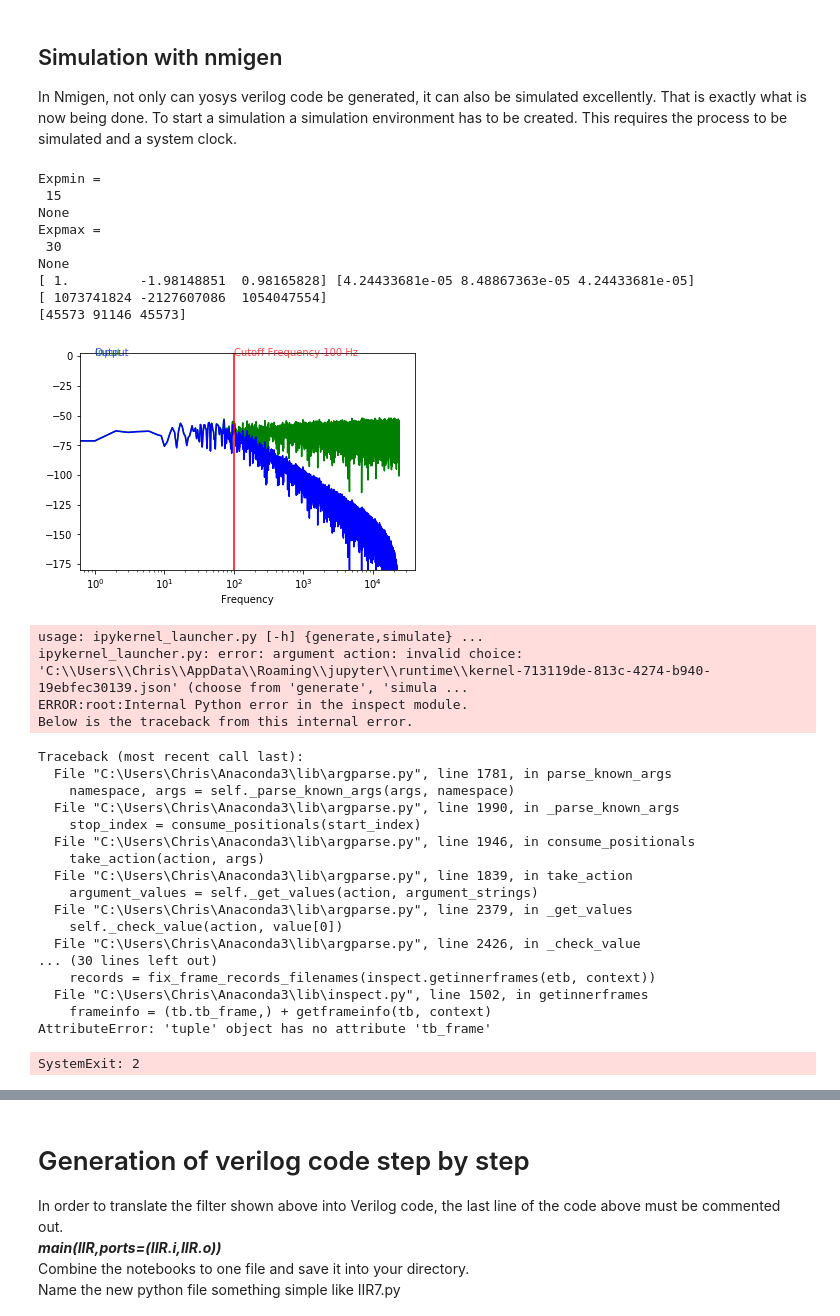
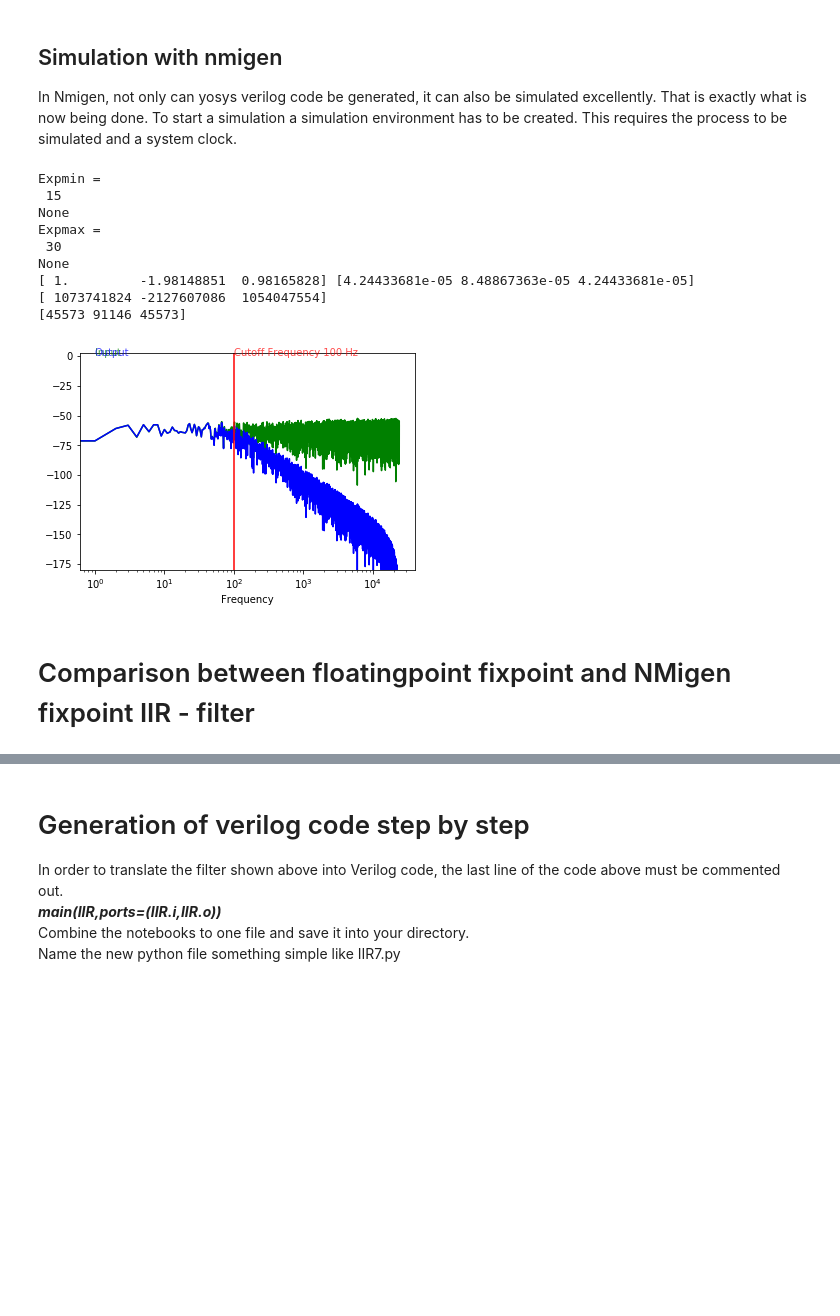
Before and after one commit to chipmuenk/dsp_nmigen, a Jupyter notebook: IIR Filter with NMigen tutorial.ipynb, the cells around one changed output, grey strips where cells are left out. Saved outputs shown, nothing was run; the diff lists cells and outputs as text; code cells hidden in the pictures; blank space fills up the shorter version.

```diff
--- a/IIR Filter with NMigen tutorial.ipynb
+++ b/IIR Filter with NMigen tutorial.ipynb
@@ -270,8 +313,9 @@ A new input function is used to display the function of the filter better.
 # %%
-input = [0]*sample
-output = [0]*sample
+input2 = [0]*samples
+output2 = [0]*samples
 
-input = chirp(t=np.linspace(0, 1, sample), f0=20, f1=100, t1=1, method='linear')*2**Expmin
-output = filter(input,coefb,coefa,Expmin)
+#input = chirp(t=np.linspace(0, 1, sample), f0=20, f1=100, t1=1, method='linear')*2**Expmin
+input2=np.random.uniform(low=-0.5, high=0.5, size=(samples))
+output2 = filter(input2*2**Expmin,coefb,coefa,Expmin)
 # %% [markdown]
 The same output like the one before is used for the input -> output comparison:
@@ -300,0 +349,21 @@ That looks pretty awesome, so lets go to the next Step -> the integration of thi
+# %%
+fig = plt.figure()                                                                   # Drawing commands for the graphs
+fig.set_figheight(20)
+fig.set_figwidth(20)
+ax = fig.add_subplot(111)
+ax.plot(20*np.log10(np.abs(N_half1)),color = 'g')
+ax.plot(20*np.log10(np.abs(H_half1)),color = 'b')
+ax.plot(20*np.log10(np.abs(N_half2)),color = 'y')
+ax.plot(20*np.log10(np.abs(H_half2)),color = 'black')
+#ax.set_yscale('log')
+ax.set_xscale('log')
+ax.set_xlabel('Frequency')
+ax.set_ylim(-180,3)
+ax.axvline(fc,color='r')
+ax.text(x=fc, y=min(np.abs(H_half1)), s='Cutoff Frequency ' + str(fc) + ' Hz', alpha=0.7, color='r')
+ax.text(x=1, y=-3, s='Input', alpha=3, color='g')
+ax.text(x=1, y=-5, s='Input', alpha=3, color='y')
+ax.text(x=1, y=-7, s='Output1 = floatingpoint', alpha=3, color='b')
+ax.text(x=1, y=-9, s='Output2 = fixpoint', alpha=3, color='black')
+
+plt.show()
@@ -347,7 +420,7 @@ def minExp (lista,listb,maxsize):
     listb =  [abs(ele) for ele in listb]                            #Generates a List of absolute Values
     minall = min(min(lista), min(listb))                            #find the minimum of the two new lists
     maxall = max(max(lista), max(listb))                            #find the maximum of the two new lists
-    Expmin = int(round(0.49 + math.log(1/minall, 2)))               #find the minimum Exponent
+    Expmin = int(round(0.5 + math.log(1/minall, 2)))               #find the minimum Exponent
     Expmax = int(round(math.log((2**(maxsize-1))/maxall, 2)))       #find the maximum Exponent
     print(print("Expmin = \n", Expmin))
     print(print("Expmax = \n", Expmax))
@@ -425,6 +498,8 @@ if __name__ == "__main__":
     Expmin,Expmax = minExp(coefa,coefb,wsize)                                                      # Call the function minExp to get the smales and biggest exponent possible with the given coefficients
     [coefa,coefb] = Multiplyer(coefa,coefb,Expmax)                                                 # Call the function Multiplyer to get the coefficients scaled with Expmin
     IIR = iir(coefa,coefb,Expmax,wsize)                                                            # Genearate the Filter object IIR with the given parameters
+    output3 = []
+    input3 = []
 
 #    sim = Simulator(IIR);
 #    with sim.write_vcd('export.vcd'):                                                             # write VCD-File
@@ -432,12 +507,12 @@ if __name__ == "__main__":
         def process():                                                                             # Define the process, which should be simulated
             output = []                                                                            # Create the empty output register
             f = 2**wsize                                                                           # Create the multiplier for the input function -> better readability
-            input = np.random.uniform(low=-0.5, high=0.5, size=(samples))                              # New input function -> suitable for a spectrum analysis
+            input = np.random.uniform(low=-0.5, high=0.5, size=(samples))                          # New input function -> suitable for a spectrum analysis
             for i in input:
                 yield IIR.i.eq(int(i*f))                                                           # Write the scaled variable [i] from the input array into the IIR Filter
                 yield Tick()                                                                       # One clock tick -> all m.d.sync +-=...is done now
                 output.append((yield IIR.o)/f)                                                     # ppend the scaled-down output from the IIR filter on the output array
-
+                output3.append((yield IIR.o)/f)                                                    # Only needed for the comparison, Please comment to generate code
             y = int(len(output)/2)                                                                 # generate an variable half the size of the leng of the output array
             H = np.fft.fft(sig.windows.hann(len(output))*output) / samples                                                                # Fastfurier transform of the whole output array
             H_half = H[:y]                                                                         # Save half of this Fastfurier transform in H_half
@@ -446,53 +521,33 @@ if __name__ == "__main__":
 
             fig = plt.figure()                                                                     # Drawing commands for the graphs
             ax = fig.add_subplot(111)
             ax.plot(20*np.log10(np.abs(N_half)),color = 'g')
             ax.plot(20*np.log10(np.abs(H_half)),color = 'b')
             #ax.set_yscale('log')
             ax.set_xscale('log')
             ax.set_xlabel('Frequency')
             ax.set_ylim(-180,3)
             ax.axvline(fc,color='r')
             ax.text(x=fc, y=min(np.abs(H_half)), s='Cutoff Frequency ' + str(fc) + ' Hz', alpha=0.7, color='r')
             ax.text(x=1, y=0.2, s='Input', alpha=0.7, color='g')
             ax.text(x=1, y=0.1, s='Output', alpha=0.7, color='b')
             plt.show()
 
         sim.add_clock(1e-9)                                                                         # Add the system clock for the Simulation = 1 GHz
         sim.add_sync_process(process)                                                               # The simulation should run the process function
         sim.run()                                                                                   # Run the simulation
         #main(IIR,ports=(IIR.i,IIR.o))                                                              # For the Yosys translation, the input and the output ports must be defined
                                                                                                     # Yosys automatically generates the clock and the reset input port
 # %% [output]
 Expmin =
  15
 None
 Expmax =
  30
 None
 [ 1.         -1.98148851  0.98165828] [4.24433681e-05 8.48867363e-05 4.24433681e-05]
 [ 1073741824 -2127607086  1054047554]
 [45573 91146 45573]
-[figure, old version]
+[figure, new version]
-usage: ipykernel_launcher.py [-h] {generate,simulate} ...
-ipykernel_launcher.py: error: argument action: invalid choice: 'C:\\Users\\Chris\\AppData\\Roaming\\jupyter\\runtime\\kernel-713119de-813c-4274-b940-19ebfec30139.json' (choose from 'generate', 'simula ...
-ERROR:root:Internal Python error in the inspect module.
-Below is the traceback from this internal error.
-Traceback (most recent call last):
-  File "C:\Users\Chris\Anaconda3\lib\argparse.py", line 1781, in parse_known_args
-    namespace, args = self._parse_known_args(args, namespace)
-  File "C:\Users\Chris\Anaconda3\lib\argparse.py", line 1990, in _parse_known_args
-    stop_index = consume_positionals(start_index)
-  File "C:\Users\Chris\Anaconda3\lib\argparse.py", line 1946, in consume_positionals
-    take_action(action, args)
-  File "C:\Users\Chris\Anaconda3\lib\argparse.py", line 1839, in take_action
-    argument_values = self._get_values(action, argument_strings)
-  File "C:\Users\Chris\Anaconda3\lib\argparse.py", line 2379, in _get_values
-    self._check_value(action, value[0])
-  File "C:\Users\Chris\Anaconda3\lib\argparse.py", line 2426, in _check_value
-... (30 lines left out)
-    records = fix_frame_records_filenames(inspect.getinnerframes(etb, context))
-  File "C:\Users\Chris\Anaconda3\lib\inspect.py", line 1502, in getinnerframes
-    frameinfo = (tb.tb_frame,) + getframeinfo(tb, context)
-AttributeError: 'tuple' object has no attribute 'tb_frame'
-SystemExit: 2
+# %% [markdown]
+# Comparison between floatingpoint fixpoint and NMigen fixpoint IIR - filter
```
Also changed, not shown: parts of 30 cells of this notebook.
